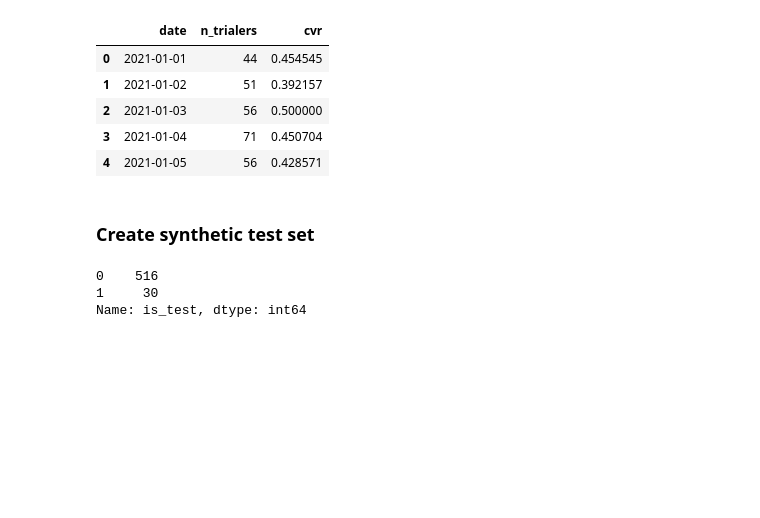
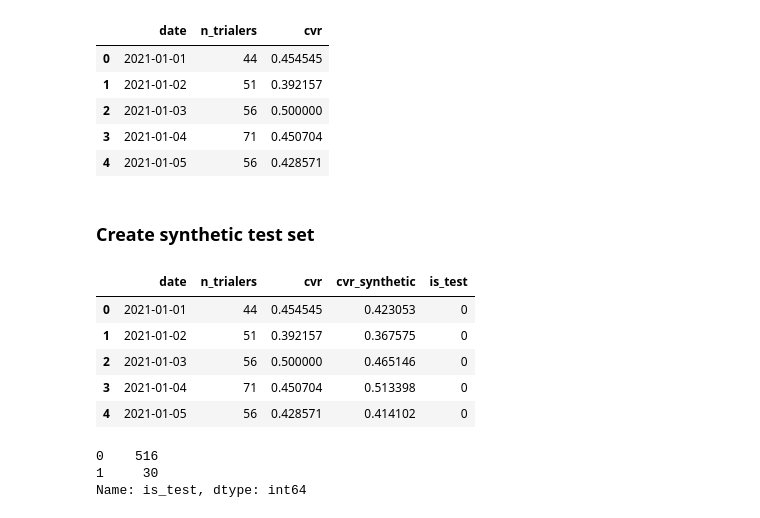
Before and after one commit to johnodonnell123/Personal_Projects, a Jupyter notebook: Experimentation/difference_in_differences.ipynb, the cells around one changed output. Saved outputs shown, nothing was run; the diff lists cells and outputs as text; code cells hidden in the pictures; blank space fills up the shorter version.

Commit message:
Added extra df.head

```diff
--- a/Experimentation/difference_in_differences.ipynb
+++ b/Experimentation/difference_in_differences.ipynb
@@ -24,6 +24,16 @@ df['cvr_synthetic'] = df['cvr'] + np.random.normal(0,0.06, len(df))
 test_start_date = '2022-06-01'
 df['is_test'] = 0
 df.loc[df['date'] >= test_start_date, 'is_test'] = 1
+# %%
+# View DataFrame
+df.head()
+# %% [output]
+|  | date | n_trialers | cvr | cvr_synthetic | is_test |
+| 0 | 2021-01-01 | 44 | 0.454545 | 0.423053 | 0 |
+| 1 | 2021-01-02 | 51 | 0.392157 | 0.367575 | 0 |
+| 2 | 2021-01-03 | 56 | 0.500000 | 0.465146 | 0 |
+| 3 | 2021-01-04 | 71 | 0.450704 | 0.513398 | 0 |
+| 4 | 2021-01-05 | 56 | 0.428571 | 0.414102 | 0 |
 # %%
 # View how many days the test has been running
 df['is_test'].value_counts()
```
Also changed, not shown: parts of 7 cells of this notebook.
